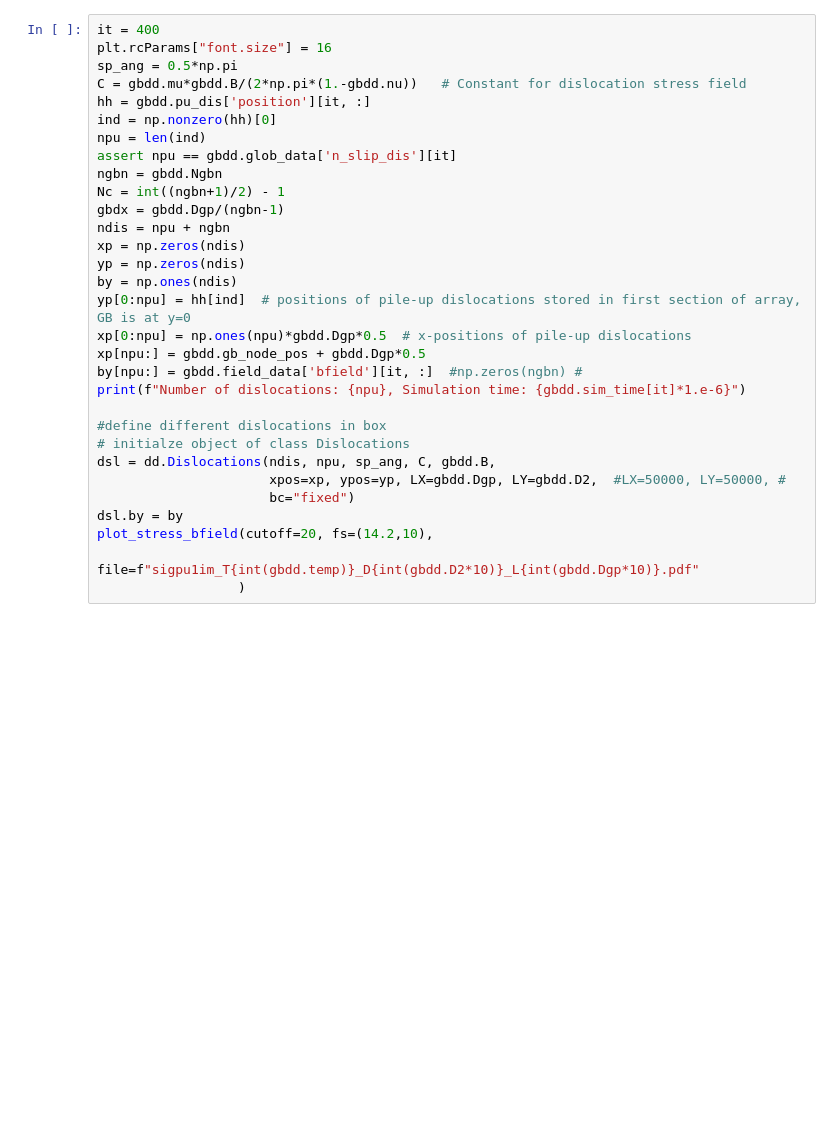
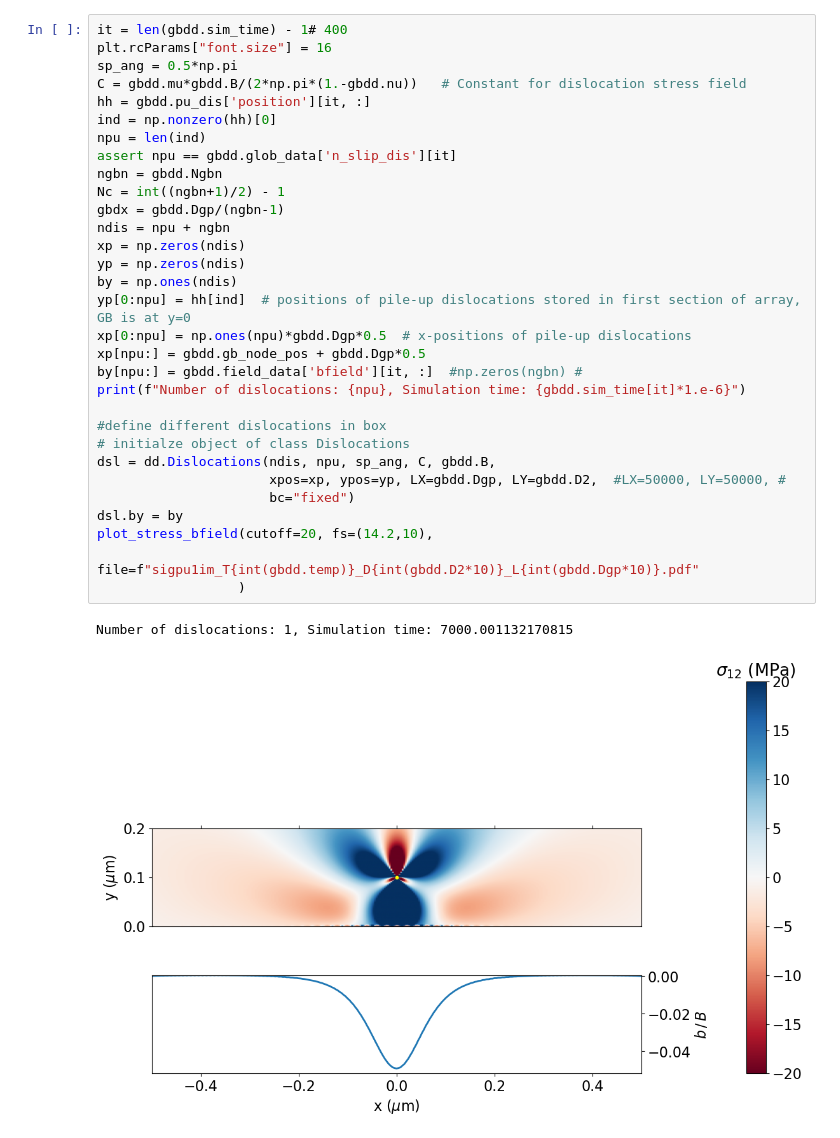
Before and after one commit to AHartmaier/pyLabDD, a Jupyter notebook: notebooks/gbdd_pu1_gbrelax.ipynb, the cells around one changed output. Drawn from its saved outputs; the diff is of its cells as text; blank space fills up the shorter version.

```diff
--- a/notebooks/gbdd_pu1_gbrelax.ipynb
+++ b/notebooks/gbdd_pu1_gbrelax.ipynb
@@ -134,32 +125,35 @@ Set drag: 1000000.0
 # %%
-it = 400
+it = len(gbdd.sim_time) - 1# 400
 plt.rcParams["font.size"] = 16
 sp_ang = 0.5*np.pi
 C = gbdd.mu*gbdd.B/(2*np.pi*(1.-gbdd.nu))   # Constant for dislocation stress field
 hh = gbdd.pu_dis['position'][it, :]
 ind = np.nonzero(hh)[0]
 npu = len(ind)
 assert npu == gbdd.glob_data['n_slip_dis'][it]
 ngbn = gbdd.Ngbn
 Nc = int((ngbn+1)/2) - 1
 gbdx = gbdd.Dgp/(ngbn-1)
 ndis = npu + ngbn
 xp = np.zeros(ndis)
 yp = np.zeros(ndis)
 by = np.ones(ndis)
 yp[0:npu] = hh[ind]  # positions of pile-up dislocations stored in first section of array, GB is at y=0
 xp[0:npu] = np.ones(npu)*gbdd.Dgp*0.5  # x-positions of pile-up dislocations
 xp[npu:] = gbdd.gb_node_pos + gbdd.Dgp*0.5
 by[npu:] = gbdd.field_data['bfield'][it, :]  #np.zeros(ngbn) #
 print(f"Number of dislocations: {npu}, Simulation time: {gbdd.sim_time[it]*1.e-6}")
 
 #define different dislocations in box
 # initialze object of class Dislocations
 dsl = dd.Dislocations(ndis, npu, sp_ang, C, gbdd.B,
                       xpos=xp, ypos=yp, LX=gbdd.Dgp, LY=gbdd.D2,  #LX=50000, LY=50000, #
                       bc="fixed")
 dsl.by = by
 plot_stress_bfield(cutoff=20, fs=(14.2,10),
                    file=f"sigpu1im_T{int(gbdd.temp)}_D{int(gbdd.D2*10)}_L{int(gbdd.Dgp*10)}.pdf"
                   )
+# %% [output]
+Number of dislocations: 1, Simulation time: 7000.001132170815
+[figure, added]
 # %%
```
Also changed, not shown: parts of 5 cells of this notebook.
